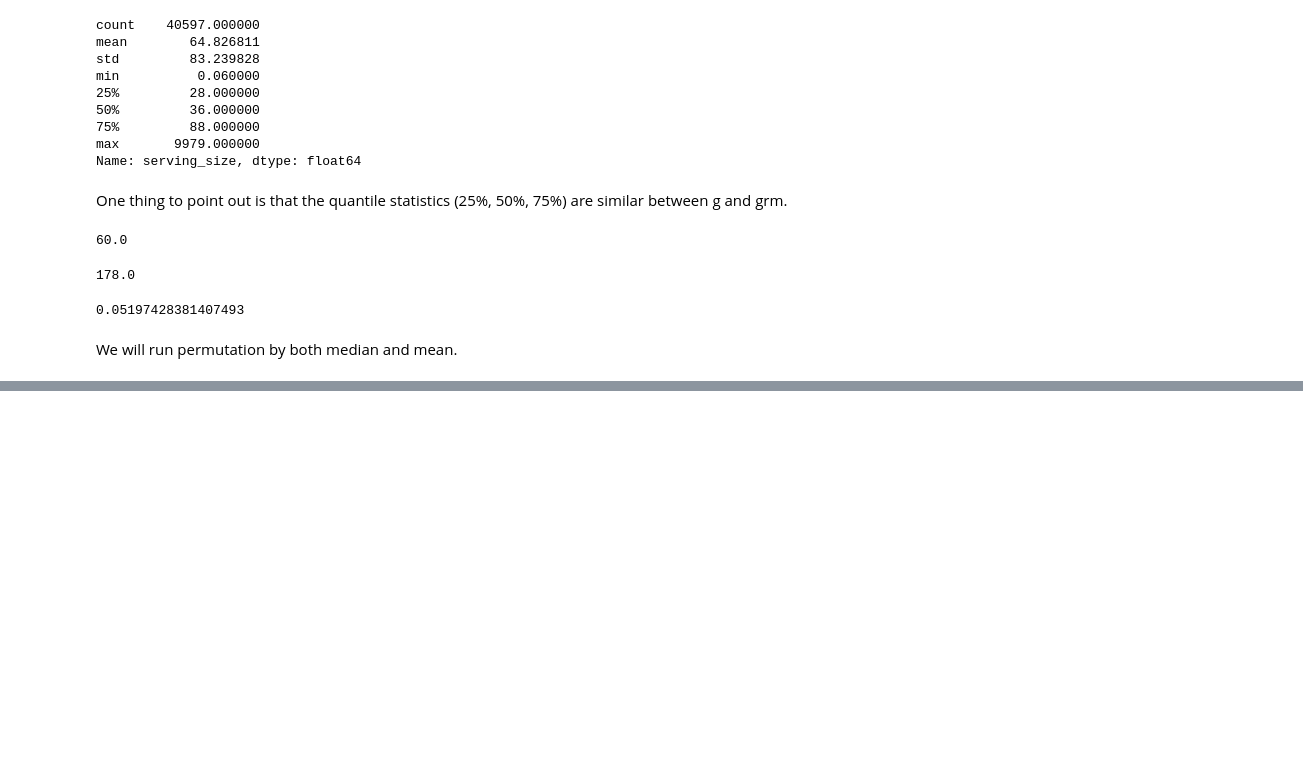
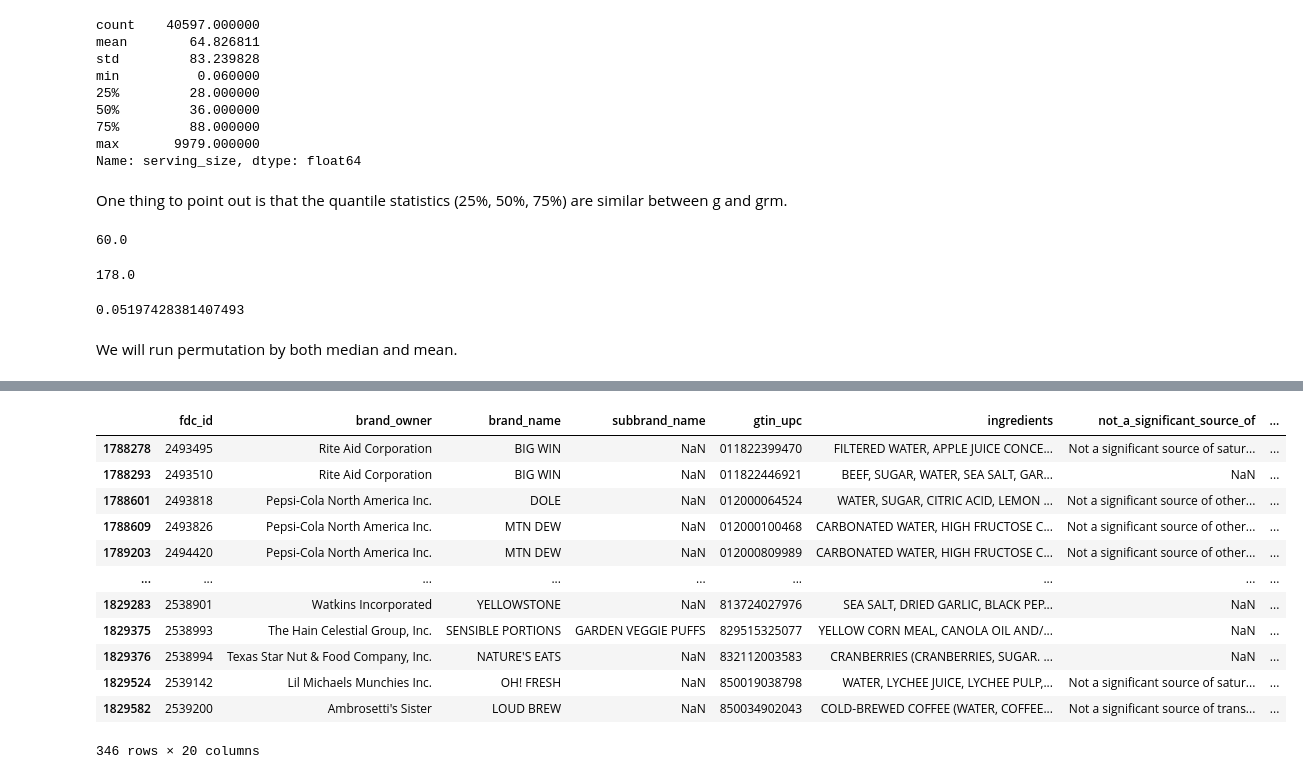
Before and after one commit to alexander-jensen/FDA-Data-Analysis, a Jupyter notebook: Branded Food Initial Data Analysis.ipynb, the cells around one changed output, grey strips where cells are left out. Drawn from its saved outputs; the diff is of its cells as text; code cells hidden in the pictures; blank space fills up the shorter version.

```diff
--- a/Branded Food Initial Data Analysis.ipynb
+++ b/Branded Food Initial Data Analysis.ipynb
@@ -322,0 +334,2 @@ g_foods_no_outlier.sample(10000)
+# %%
+branded_food['serving_size_unit'] = branded_food['serving_size_unit'].replace('GRM', 'g')
@@ -322,0 +347,16 @@ g_foods_no_outlier.sample(10000)
+# %%
+branded_food[branded_food.serving_size_unit == 'GM']
+# %% [output]
+|  | fdc_id | brand_owner | brand_name | subbrand_name | gtin_upc | ingredients | not_a_significant_source_of | ... |
+| 1788278 | 2493495 | Rite Aid Corporation | BIG WIN | NaN | 011822399470 | FILTERED WATER, APPLE JUICE CONCE... | Not a significant source of satur... | ... |
+| 1788293 | 2493510 | Rite Aid Corporation | BIG WIN | NaN | 011822446921 | BEEF, SUGAR, WATER, SEA SALT, GAR... | NaN | ... |
+| 1788601 | 2493818 | Pepsi-Cola North America Inc. | DOLE | NaN | 012000064524 | WATER, SUGAR, CITRIC ACID, LEMON ... | Not a significant source of other... | ... |
+| 1788609 | 2493826 | Pepsi-Cola North America Inc. | MTN DEW | NaN | 012000100468 | CARBONATED WATER, HIGH FRUCTOSE C... | Not a significant source of other... | ... |
+| 1789203 | 2494420 | Pepsi-Cola North America Inc. | MTN DEW | NaN | 012000809989 | CARBONATED WATER, HIGH FRUCTOSE C... | Not a significant source of other... | ... |
+| ... | ... | ... | ... | ... | ... | ... | ... | ... |
+| 1829283 | 2538901 | Watkins Incorporated | YELLOWSTONE | NaN | 813724027976 | SEA SALT, DRIED GARLIC, BLACK PEP... | NaN | ... |
+| 1829375 | 2538993 | The Hain Celestial Group, Inc. | SENSIBLE PORTIONS | GARDEN VEGGIE PUFFS | 829515325077 | YELLOW CORN MEAL, CANOLA OIL AND/... | NaN | ... |
+| 1829376 | 2538994 | Texas Star Nut & Food Company, Inc. | NATURE'S EATS | NaN | 832112003583 | CRANBERRIES (CRANBERRIES, SUGAR. ... | NaN | ... |
+| 1829524 | 2539142 | Lil Michaels Munchies Inc. | OH! FRESH | NaN | 850019038798 | WATER, LYCHEE JUICE, LYCHEE PULP,... | Not a significant source of satur... | ... |
+| 1829582 | 2539200 | Ambrosetti's Sister | LOUD BREW | NaN | 850034902043 | COLD-BREWED COFFEE (WATER, COFFEE... | Not a significant source of trans... | ... |
+346 rows × 20 columns
```
Also changed, not shown: parts of 14 cells of this notebook.
